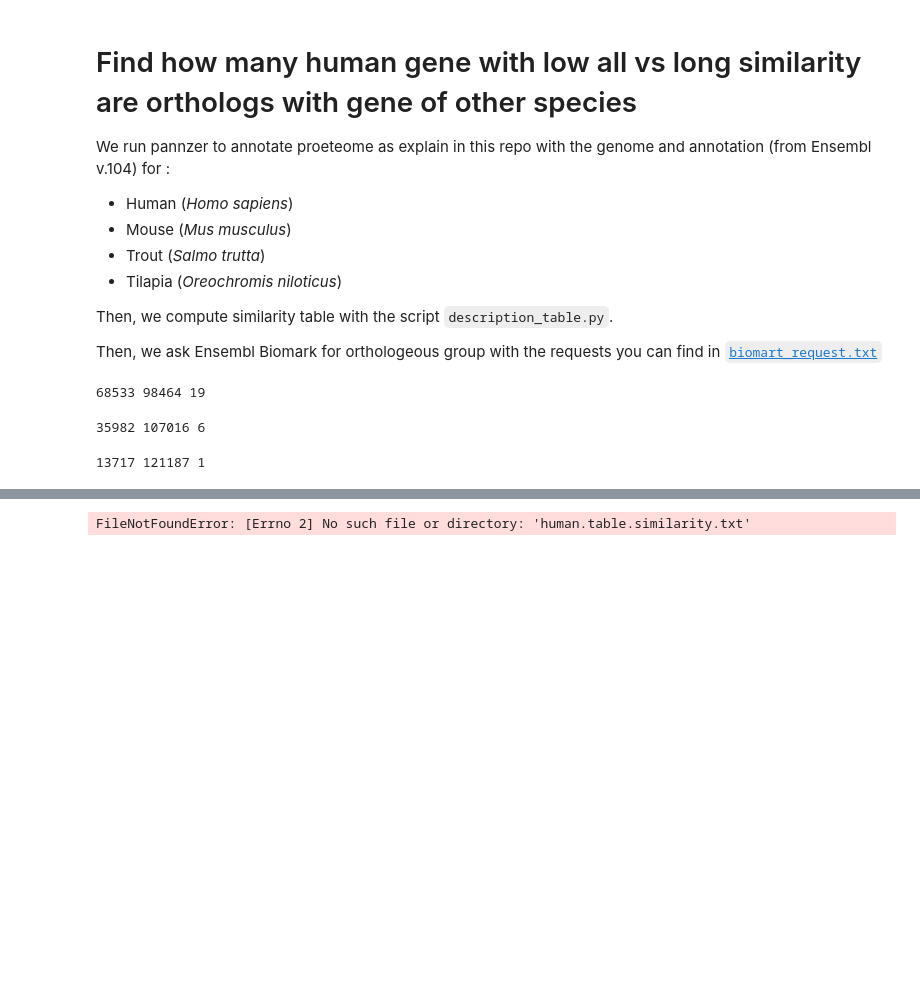
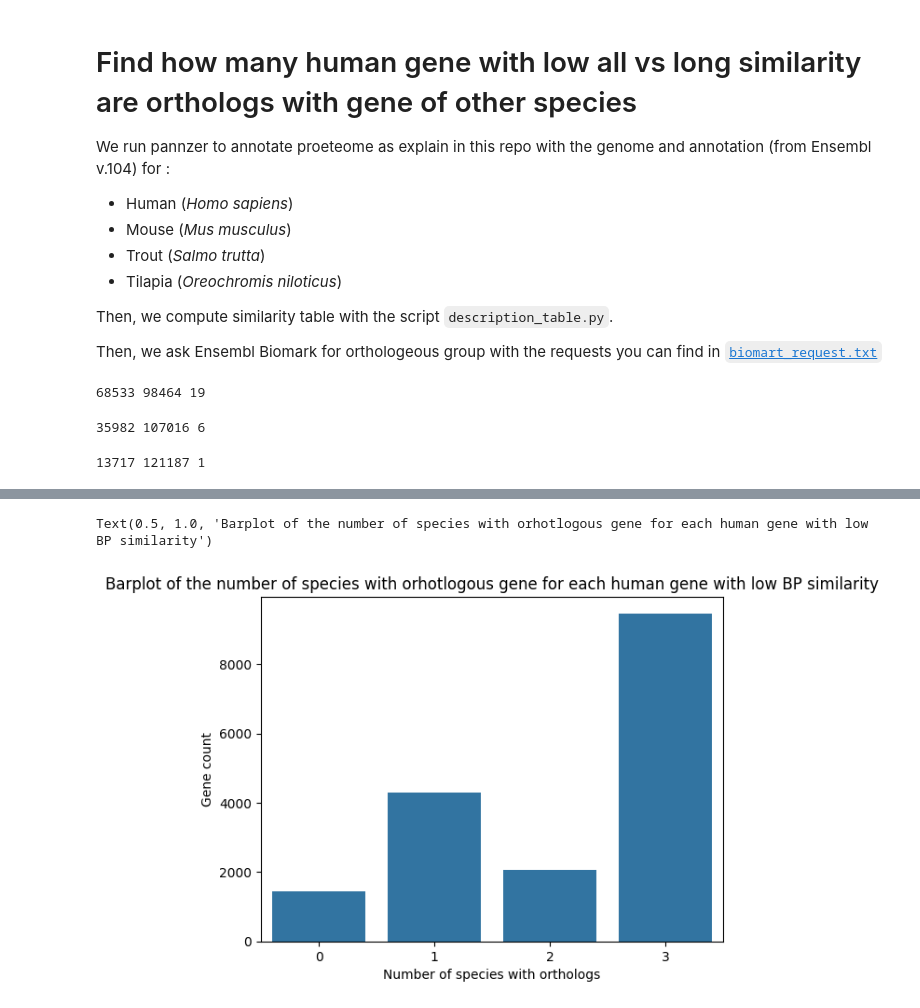
Before and after one commit to pierregerenton/multiisoformVSsingleisoform, a Jupyter notebook: src/orthology_with_ensembl/human_orthologs.ipynb, the cells around one changed output, grey strips where cells are left out. Cells and saved outputs as stored; diff of their text form; code cells hidden in the pictures; blank space fills up the shorter version.

Commit message:
finish one vs all ortholog (still to polish)

```diff
--- a/src/orthology_with_ensembl/human_orthologs.ipynb
+++ b/src/orthology_with_ensembl/human_orthologs.ipynb
@@ -206,4 +199,39 @@ for gene, og in gene2og.items():
-# %%
-human_set = get_available_gene(human_similarity, 3, gene2og.keys())
-# %% [output]
-FileNotFoundError: [Errno 2] No such file or directory: 'human.table.similarity.txt'
+# %%
+human_gene_set = get_available_gene(human_similarity, 100, gene2og.keys())
+mouse_gene_set = get_available_gene(mouse_similarity, 100, gene2og.keys())
+tilapia_gene_set = get_available_gene(tilapia_similarity, 100, gene2og.keys())
+trout_gene_set = get_available_gene(trout_similarity, 100, gene2og.keys())
+# %%
+def get_og_from_species(gene_set : set[str], gene2og : dict[str, int]) -> set[int]:
+    og_set : set[int] = set()
+    for gene in gene_set:
+        og_set.add(gene2og[gene])
+    return og_set
+# %%
+human_og_set : set[int] = get_og_from_species(human_gene_set, gene2og)
+mouse_og_set : set[int] = get_og_from_species(mouse_gene_set, gene2og)
+tilapia_og_set : set[int] = get_og_from_species(tilapia_gene_set, gene2og)
+trout_og_set : set[int] = get_og_from_species(trout_gene_set, gene2og)
+# %%
+data_count : list[int] = []
+
+for gene in human_gene_set:
+    og = gene2og[gene]
+    species_count : int = 0
+    if og in mouse_og_set:
+        species_count += 1
+    if og in tilapia_og_set:
+        species_count += 1
+    if og in trout_og_set:
+        species_count += 1
+    data_count.append(species_count)
+# %%
+count_count = {i: data_count.count(i) for i in set(data_count)}
+
+fig = sns.barplot(x=count_count.keys(),y= count_count.values())
+fig.set_xlabel('Number of species with orthologs')
+fig.set_ylabel('Gene count')
+fig.set_title('Barplot of the number of species with orhotlogous gene for each human gene with low BP similarity')
+# %% [output]
+Text(0.5, 1.0, 'Barplot of the number of species with orhotlogous gene for each human gene with low BP similarity')
+[figure, added]
```
Also changed, not shown: parts of 6 cells of this notebook.
